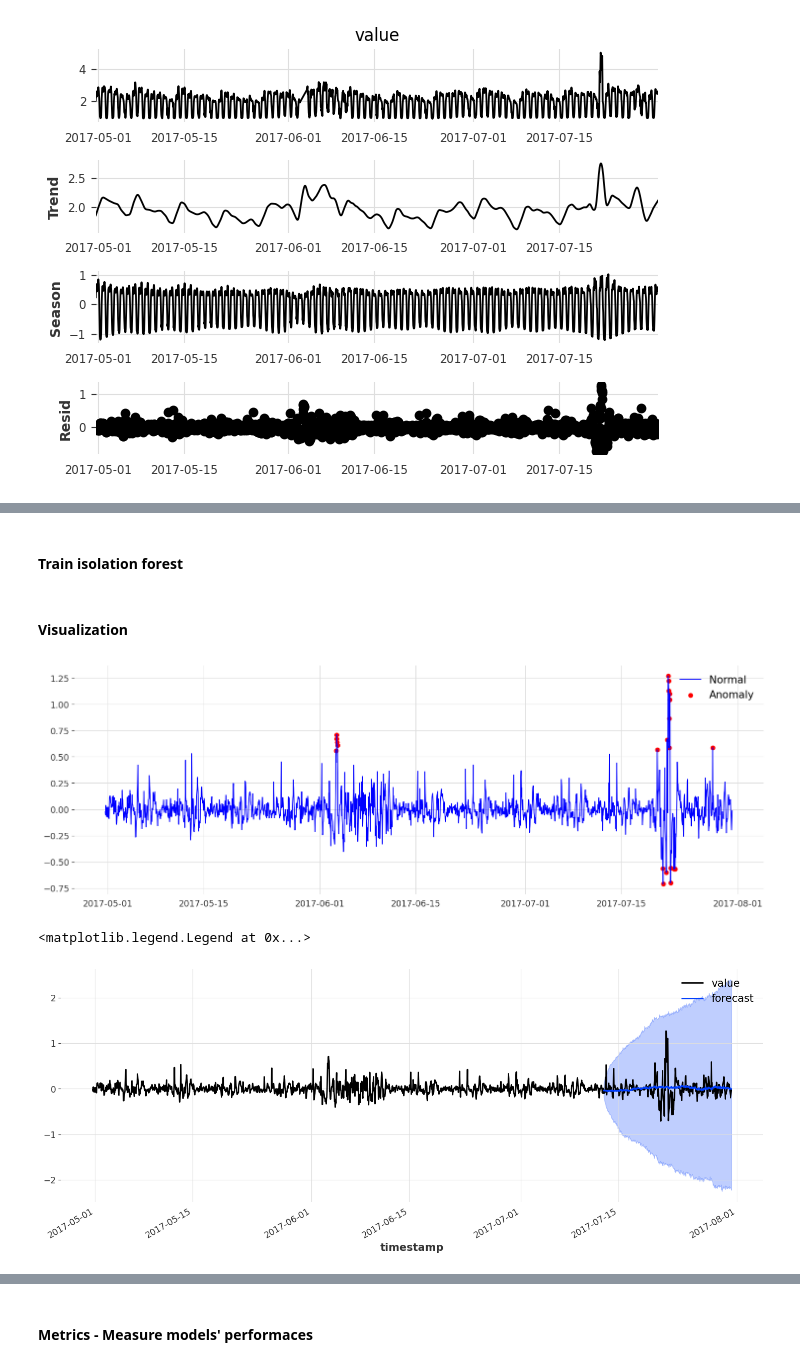
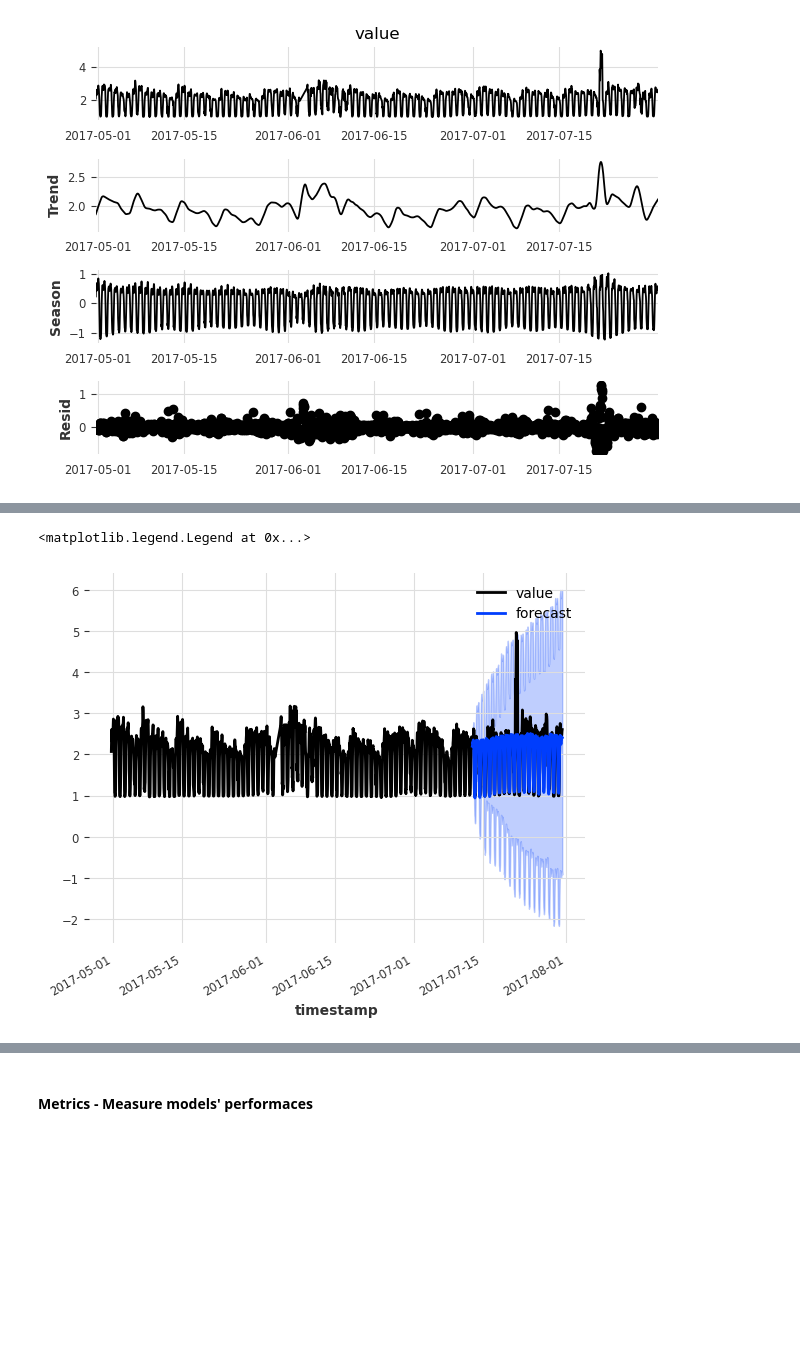
Before and after one commit to m3madadi/datadays, a Jupyter notebook: forecasting_based.ipynb, the cells around one changed output, grey strips where cells are left out. Saved outputs shown, nothing was run; the diff lists cells and outputs as text; code cells hidden in the pictures; blank space fills up the shorter version.

Commit message:
remove trend and seasinality bug corrected

```diff
--- a/forecasting_based.ipynb
+++ b/forecasting_based.ipynb
@@ -37,6 +39,6 @@ plt.show()
 # %%
 # Create a TimeSeries, specifying the time and value columns
-series = TimeSeries.from_dataframe(df, value_cols='value')
+series = TimeSeries.from_dataframe(df_hourly, value_cols='value')
 
 # Plot the time series
 # plt.rcParams["figure.figsize"] = (20,10)
@@ -72,13 +63,11 @@ plt.show()
 # %%
 # Checking being stationary or non stationary
-is_Stationary = stationarity_tests(ts = series_minus_trend_and_sesonality, p_value_threshold_adfuller = 0.05, p_value_threshold_kpss = 0.05)
+is_Stationary = stationarity_tests(ts = series, p_value_threshold_adfuller = 0.05, p_value_threshold_kpss = 0.05)
 if is_Stationary == False:
     # Parameters can be changed to fit better
-    series_minus_trend_and_sesonality = series_minus_trend_and_sesonality.diff()
+    series = series.diff()
 else:
     print("stationary already")
-
-final_series = series_minus_trend_and_sesonality.plot()
 # %% [output]
 stationary already
 look-up table. The actual p-value is greater than the p-value returned.
@@ -88,3 +76,3 @@ look-up table. The actual p-value is greater than the p-value returned.
 # %%
 # Set aside the last 20 percent of ts as a validation series
-train, val = series_minus_trend_and_sesonality[:-round(len(df) / 5)], series_minus_trend_and_sesonality[-round(len(df) / 5):]
+train, val = series[:-round(len(df_hourly) / 5)], series[-round(len(df_hourly) / 5):]
@@ -93,4 +78,0 @@ train, val = series_minus_trend_and_sesonality[:-round(len(df) / 5)], series_min
-# %%
-plt.rc('figure',figsize=(18,6))
-plt.rc('font',size=15)
-series_minus_trend_and_sesonality.plot()
@@ -107,2 +78,0 @@ data = pd.DataFrame(np_scaled)
-# %% [markdown]
-#### Train isolation forest
@@ -113,25 +79,14 @@ dataframe_style['anomaly'] = model.predict(data)
-# %% [markdown]
-#### Visualization
-# %%
-fig, ax = plt.subplots(figsize=(18,6))
-a = dataframe_style.loc[dataframe_style['anomaly'] == -1, ['value']] #anomaly
-ax.plot(dataframe_style.index, dataframe_style['value'], color='blue', label = 'Normal')
-ax.scatter(a.index,a['value'], color='red', label = 'Anomaly')
-plt.legend()
-plt.show();
-# %% [output]
-[figure, removed]
 # %%
 exp_model = ExponentialSmoothing(seasonal_periods=seasonality_period)
 exp_model.fit(train)
 exp_prediction = exp_model.predict(len(val), num_samples=1000)
 # Plotting the predictions
-series_minus_trend_and_sesonality.plot()
+series.plot()
 exp_prediction.plot(label='forecast', low_quantile=0.05, high_quantile=0.95)
 plt.legend()
 # %% [output]
 <matplotlib.legend.Legend at 0x...>
-[figure, old version]
+[figure, new version]
 # %%
 arima_model = ARIMA(9, 1, 5)
 arima_model.fit(train)
```
Also changed, not shown: parts of 16 cells of this notebook, 1 other file.
